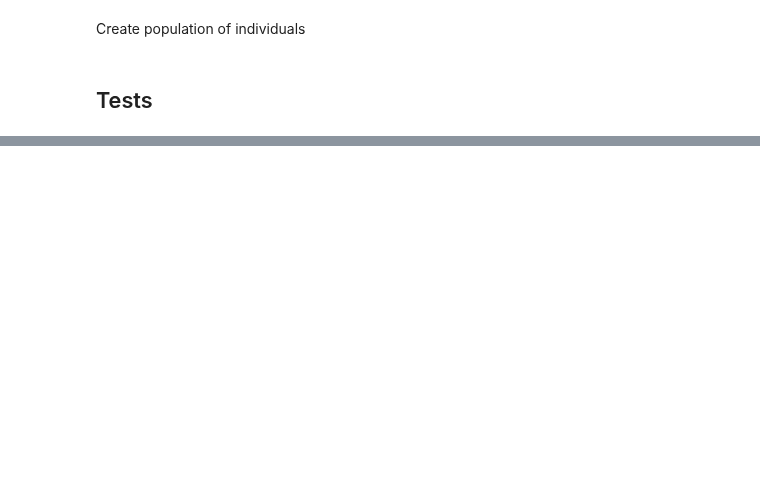
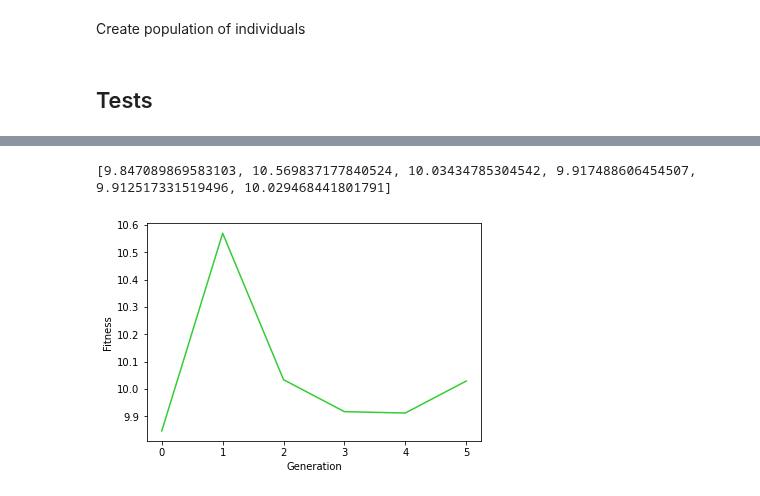
Before and after one commit to witusj/obp, a Jupyter notebook: genetic_algorithm.ipynb, the cells around one changed output, grey strips where cells are left out. Drawn from its saved outputs; the diff is of its cells as text; code cells hidden in the pictures; blank space fills up the shorter version.

```diff
--- a/genetic_algorithm.ipynb
+++ b/genetic_algorithm.ipynb
@@ -534,11 +596,13 @@ class Population:
         self.population_dist = createDist(self.fitnessScores, reverse=True)
 
         for i in range(self.params['popSize']):
+            print(f'Crossover {i}')
             r1, r2 = np.random.choice(self.params['popSize'], 2, replace=False, p=self.population_dist)
             parent1, parent2 = self.individuals[r1], self.individuals[r2]
             child1, child2 = crossover(parent1, parent2, nSwaps)
             newIndividuals.append(mutate(child1, mutationRate))
             newIndividuals.append(mutate(child2, mutationRate))
+
         beta, N, I, d, eind, alpha_W, alpha_I, alpha_T = self.params[[
             'beta', 'N', 'I', 'd', 'eind', 'alpha_W', 'alpha_I', 'alpha_T']].tolist()
         precision, limit, no_show = self.prob_params[[
@@ -547,10 +611,10 @@ class Population:
                                             I=I, d=d, eind=eind, alpha_W=alpha_W, alpha_I=alpha_I, alpha_T=alpha_T)['objVal'] for x in newIndividuals])
         tempList = list(range(self.params['popSize']*2))
         zipped = list(zip(*sorted(zip(self.fitnessScores, tempList))))
-        self.fitnessScore = zipped[0][:self.params['popSize']]
+        self.fitnessScores = np.array(list(zipped[0][:self.params['popSize']]))
         tempList = zipped[1][:self.params['popSize']]
         self.individuals = list(map(newIndividuals.__getitem__, tempList))
-        print(self.fitnessScore, '\n', self.individuals)
+        print(self.fitnessScores, '\n', self.individuals)
 # %% [markdown]
 ## Tests
 # %%
@@ -599,21 +725,25 @@ alpha_I = 0.2
 alpha_T = 0.4  # patient doctor centric slider
 alpha_W = 0.4
 popSize = 10
+generations = 5
 
 # Initial population
 dataObject = Data(N=N, beta=beta, d=d, I=I, no_show=no_show, eind=eind, alpha_I=alpha_I, alpha_T=alpha_T, alpha_W=alpha_W, popSize=popSize)
 populationZero = Population(dataObject)
 populationZero.calc_fitness_scores()
+best_score = min(populationZero.fitnessScores)
+score_list = [best_score]
 individuals = populationZero.individuals.copy()
-generations = 3
+fitnessScores = populationZero.fitnessScores.copy()
 
 # Genetic algorithm loop
-score_list = []
+
 for i in range(generations):
     print(f'Generation {i}')
     populationObject = Population(dataObject, individuals=individuals)
-    populationObject.calc_fitness_scores()
+    populationObject.fitnessScores = fitnessScores
+    populationObject.apply_crossover()
     best_score = min(populationObject.fitnessScores)
     score_list.append(best_score)
-    populationObject.apply_crossover()
     individuals = populationObject.individuals.copy()
+    fitnessScores = populationObject.fitnessScores.copy()
@@ -622,3 +768,12 @@ print(score_list)
+# %%
+print(score_list)
+plt.plot(score_list, color='LimeGreen')
+plt.ylabel('Fitness')
+plt.xlabel('Generation')
+plt.show()
+# %% [output]
+[9.847089869583103, 10.569837177840524, 10.03434785304542, 9.917488606454507, 9.912517331519496, 10.029468441801791]
+[figure, added]
 # %%
 precision = 0.9999
 N = 24  # number of patients
```
Also changed, not shown: parts of 21 cells of this notebook.
